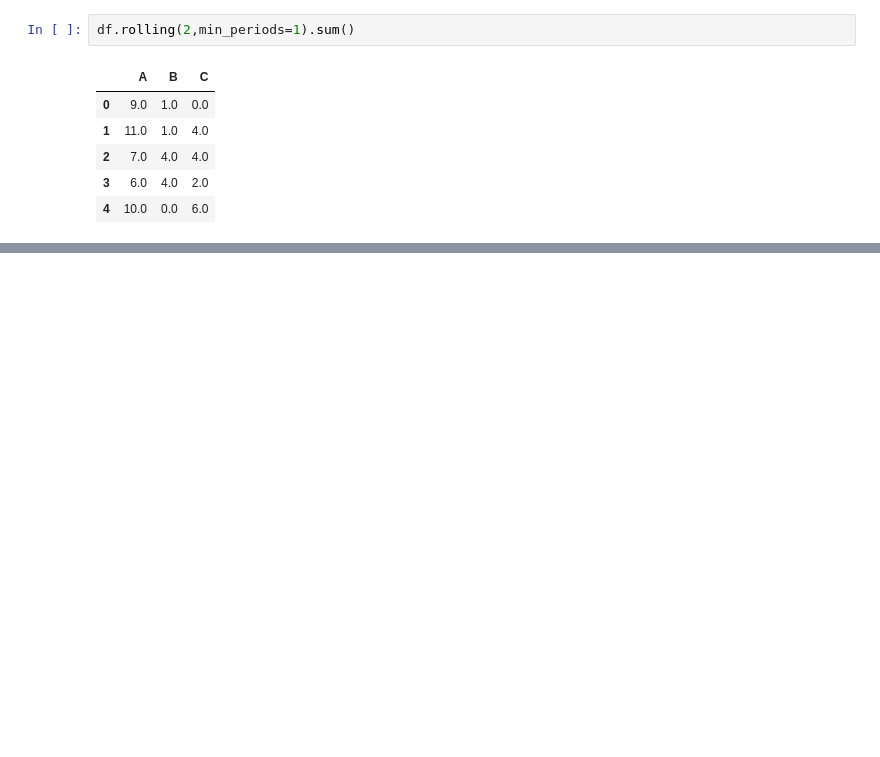
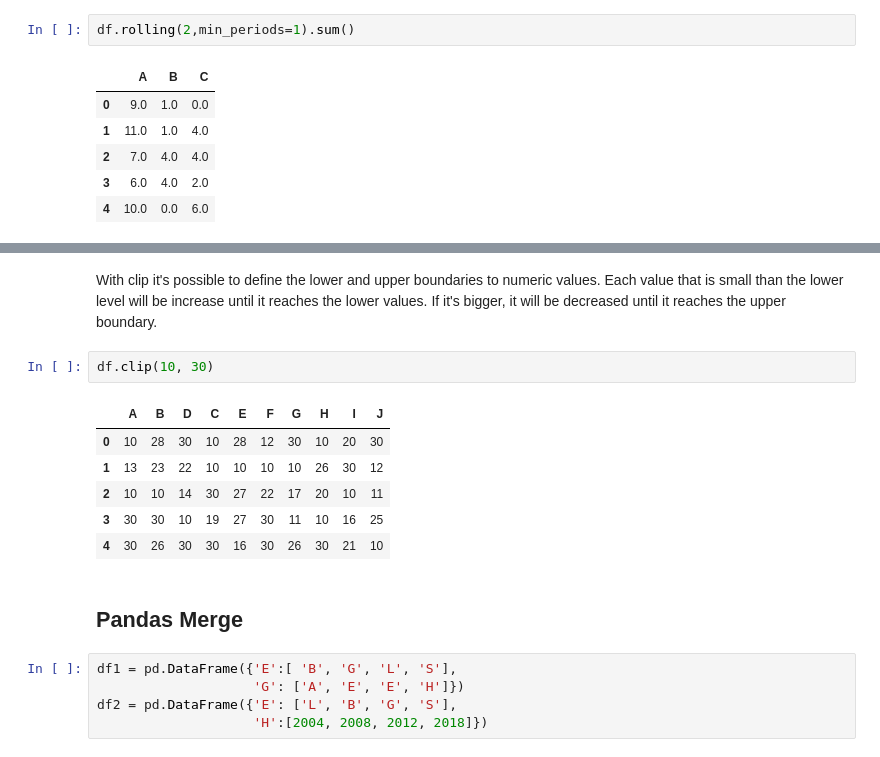
Before and after one commit to tarsojabbes/data-visualization, a Jupyter notebook: Pandas.ipynb, the cells around one changed output, grey strips where cells are left out. Cells and saved outputs as stored; diff of their text form; blank space fills up the shorter version.

```diff
--- a/Pandas.ipynb
+++ b/Pandas.ipynb
@@ -261,0 +288,18 @@ df.rolling(2,min_periods=1).sum()
+# %% [markdown]
+With clip it's possible to define the lower and upper boundaries to numeric values. Each value that is small than the lower level will be increase until it reaches the lower values. If it's bigger, it will be decreased until it reaches the upper boundary.
+# %%
+df.clip(10, 30)
+# %% [output]
+|  | A | B | D | C | E | F | G | H | I | J |
+| 0 | 10 | 28 | 30 | 10 | 28 | 12 | 30 | 10 | 20 | 30 |
+| 1 | 13 | 23 | 22 | 10 | 10 | 10 | 10 | 26 | 30 | 12 |
+| 2 | 10 | 10 | 14 | 30 | 27 | 22 | 17 | 20 | 10 | 11 |
+| 3 | 30 | 30 | 10 | 19 | 27 | 30 | 11 | 10 | 16 | 25 |
+| 4 | 30 | 26 | 30 | 30 | 16 | 30 | 26 | 30 | 21 | 10 |
+# %% [markdown]
+## **Pandas Merge**
+# %%
+df1 = pd.DataFrame({'E':[ 'B', 'G', 'L', 'S'],
+                    'G': ['A', 'E', 'E', 'H']})
+df2 = pd.DataFrame({'E': ['L', 'B', 'G', 'S'],
+                    'H':[2004, 2008, 2012, 2018]})
```
Also changed, not shown: parts of 10 cells of this notebook.
